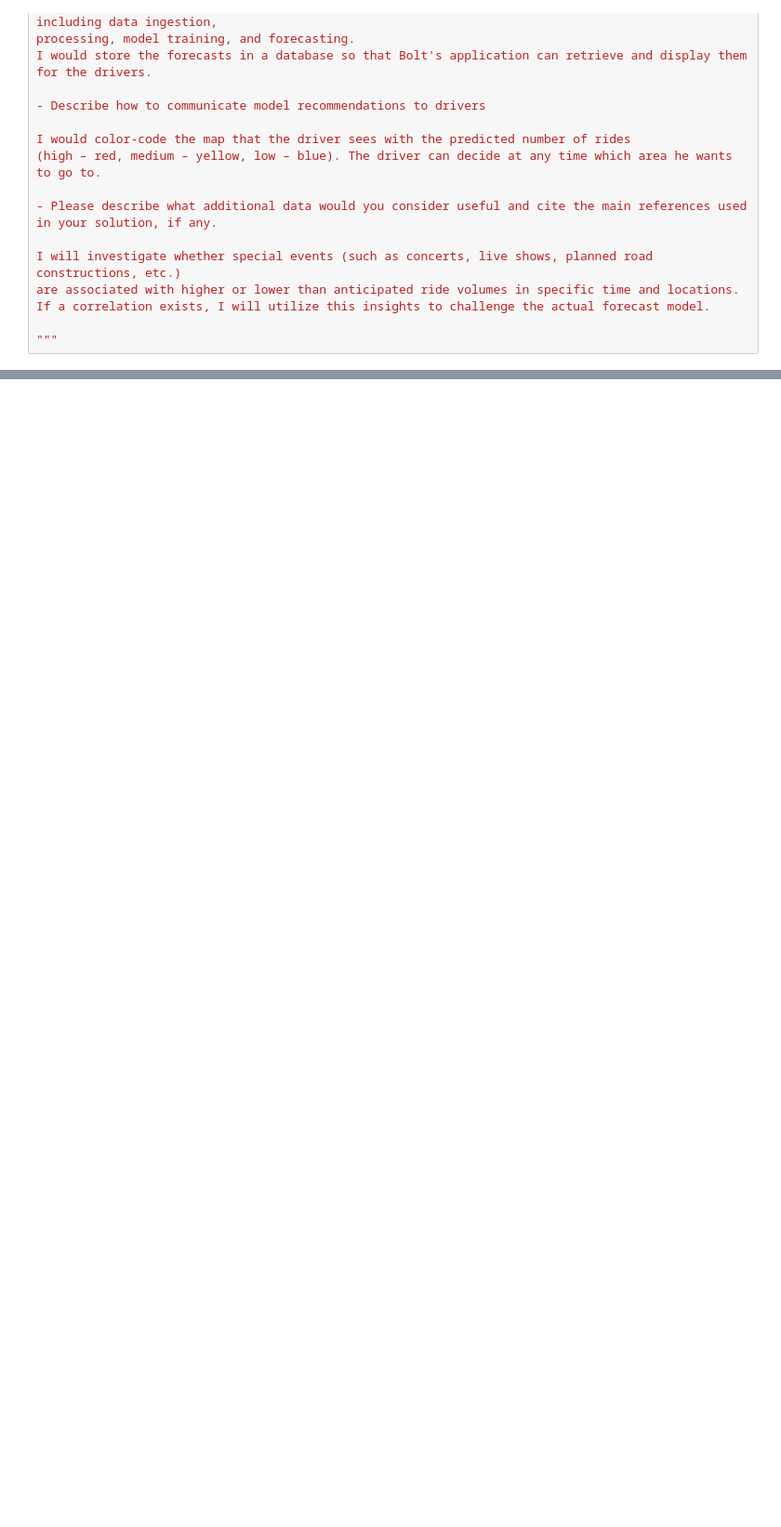
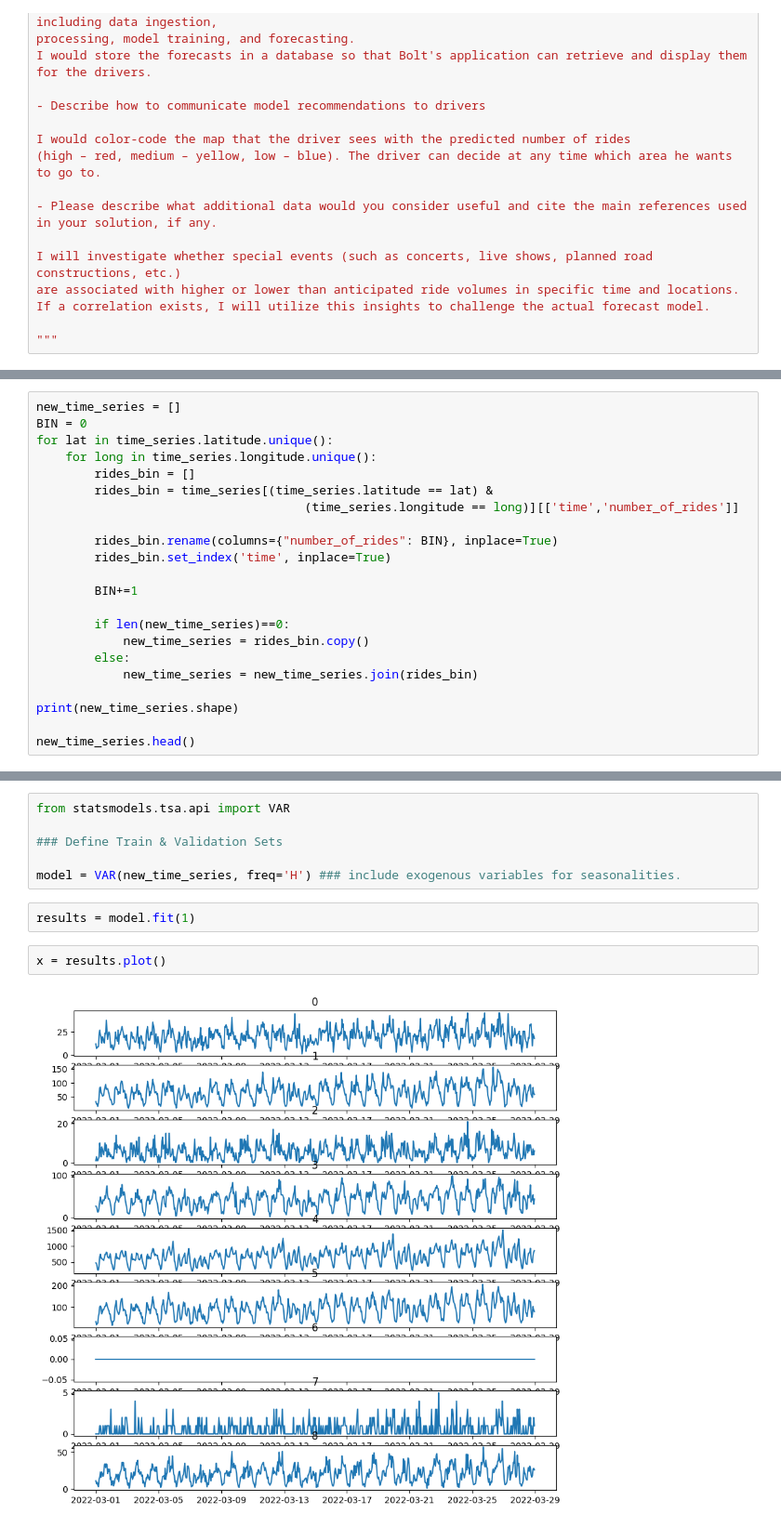
Before and after one commit to CSQlombard/supply_and_demand, a Jupyter notebook: Supply_and_Demand__csql.ipynb, the cells around one changed output, grey strips where cells are left out. Shown at 93% size. Drawn from its saved outputs; the diff is of its cells as text; blank space fills up the shorter version.

```diff
--- a/Supply_and_Demand__csql.ipynb
+++ b/Supply_and_Demand__csql.ipynb
@@ -553,0 +556,22 @@ If a correlation exists, I will utilize this insights to challenge the actual fo
+# %%
+new_time_series = []
+BIN = 0
+for lat in time_series.latitude.unique():
+    for long in time_series.longitude.unique():
+        rides_bin = []
+        rides_bin = time_series[(time_series.latitude == lat) &
+                                     (time_series.longitude == long)][['time','number_of_rides']]
+
+        rides_bin.rename(columns={"number_of_rides": BIN}, inplace=True)
+        rides_bin.set_index('time', inplace=True)
+
+        BIN+=1
+
+        if len(new_time_series)==0:
+            new_time_series = rides_bin.copy()
+        else:
+            new_time_series = new_time_series.join(rides_bin)
+
+print(new_time_series.shape)
+
+new_time_series.head()
@@ -553,0 +600,12 @@ If a correlation exists, I will utilize this insights to challenge the actual fo
+# %%
+from statsmodels.tsa.api import VAR
+
+### Define Train & Validation Sets
+
+model = VAR(new_time_series, freq='H') ### include exogenous variables for seasonalities.
+# %%
+results = model.fit(1)
+# %%
+x = results.plot()
+# %% [output]
+[figure, added]
```
Also changed, not shown: parts of 4 cells of this notebook, 1 other file.
